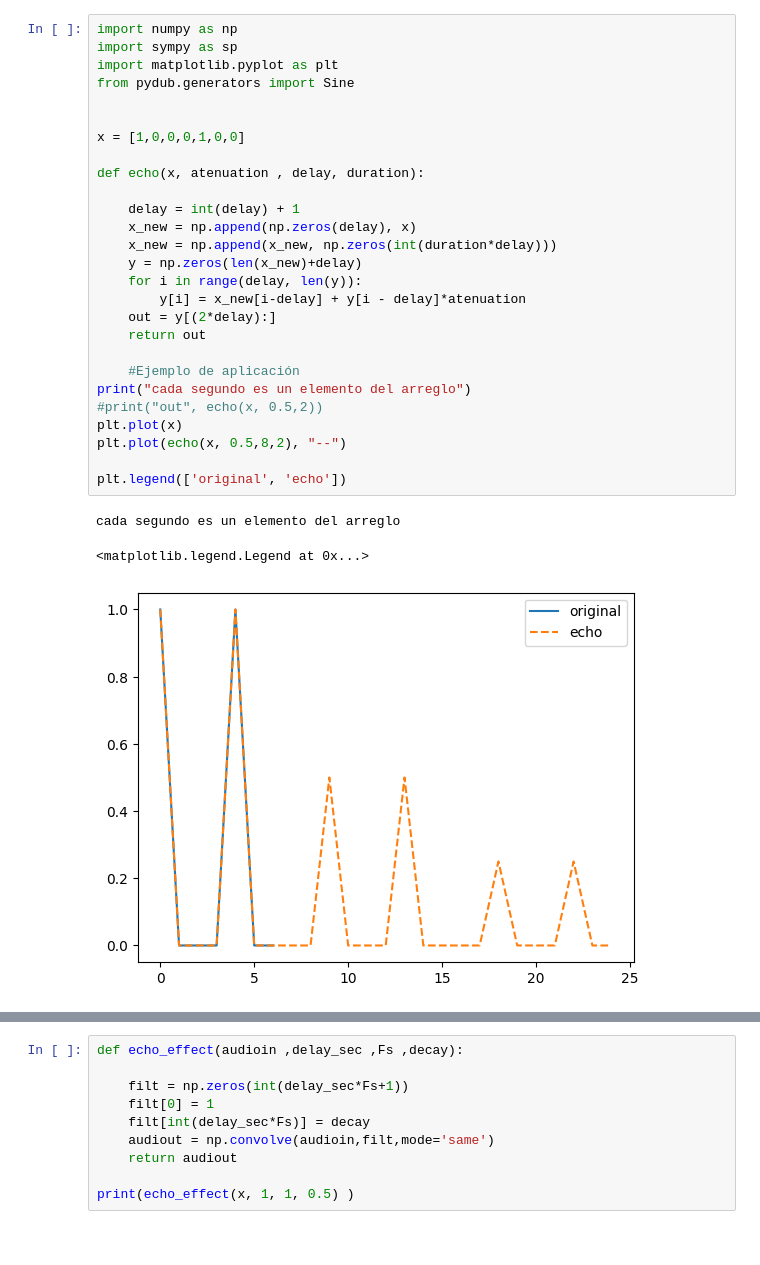
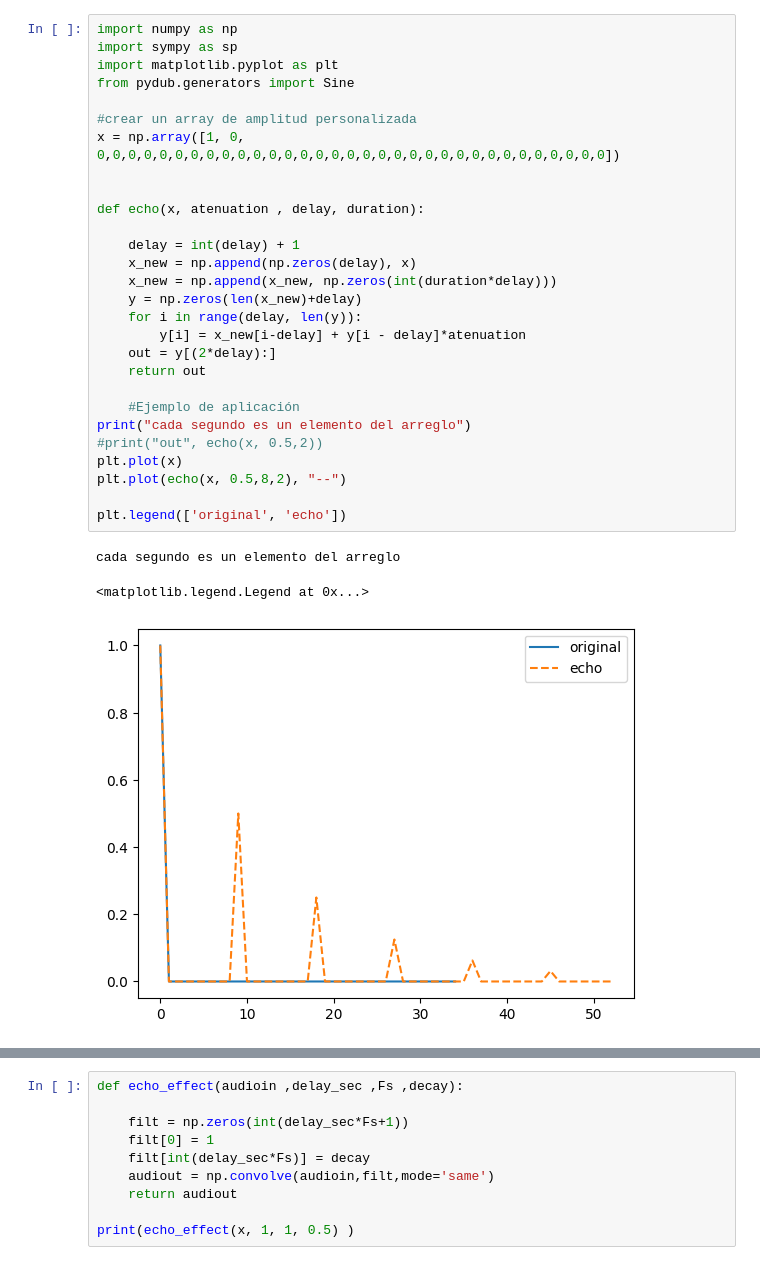
Before and after one commit to agus-fshr/assd-tp-2, a Jupyter notebook: backend/effects/prueba efectos.ipynb, the cells around one changed output, grey strips where cells are left out. Cells and saved outputs as stored; diff of their text form.

```diff
--- a/backend/effects/prueba efectos.ipynb
+++ b/backend/effects/prueba efectos.ipynb
@@ -1,31 +1,32 @@
 # %%
 import numpy as np
 import sympy as sp
 import matplotlib.pyplot as plt
 from pydub.generators import Sine
 
+#crear un array de amplitud personalizada
+x = np.array([1, 0, 0,0,0,0,0,0,0,0,0,0,0,0,0,0,0,0,0,0,0,0,0,0,0,0,0,0,0,0,0,0,0,0,0])
 
-x = [1,0,0,0,1,0,0]
 
 def echo(x, atenuation , delay, duration):
 
     delay = int(delay) + 1
     x_new = np.append(np.zeros(delay), x)
     x_new = np.append(x_new, np.zeros(int(duration*delay)))
     y = np.zeros(len(x_new)+delay)
     for i in range(delay, len(y)):
         y[i] = x_new[i-delay] + y[i - delay]*atenuation
     out = y[(2*delay):]
     return out
 
     #Ejemplo de aplicación
 print("cada segundo es un elemento del arreglo")
 #print("out", echo(x, 0.5,2))
 plt.plot(x)
 plt.plot(echo(x, 0.5,8,2), "--")
 
 plt.legend(['original', 'echo'])
 # %% [output]
 cada segundo es un elemento del arreglo
 <matplotlib.legend.Legend at 0x...>
-[figure, old version]
+[figure, new version]
```
Also changed, not shown: parts of 6 cells of this notebook, 2 other files.
